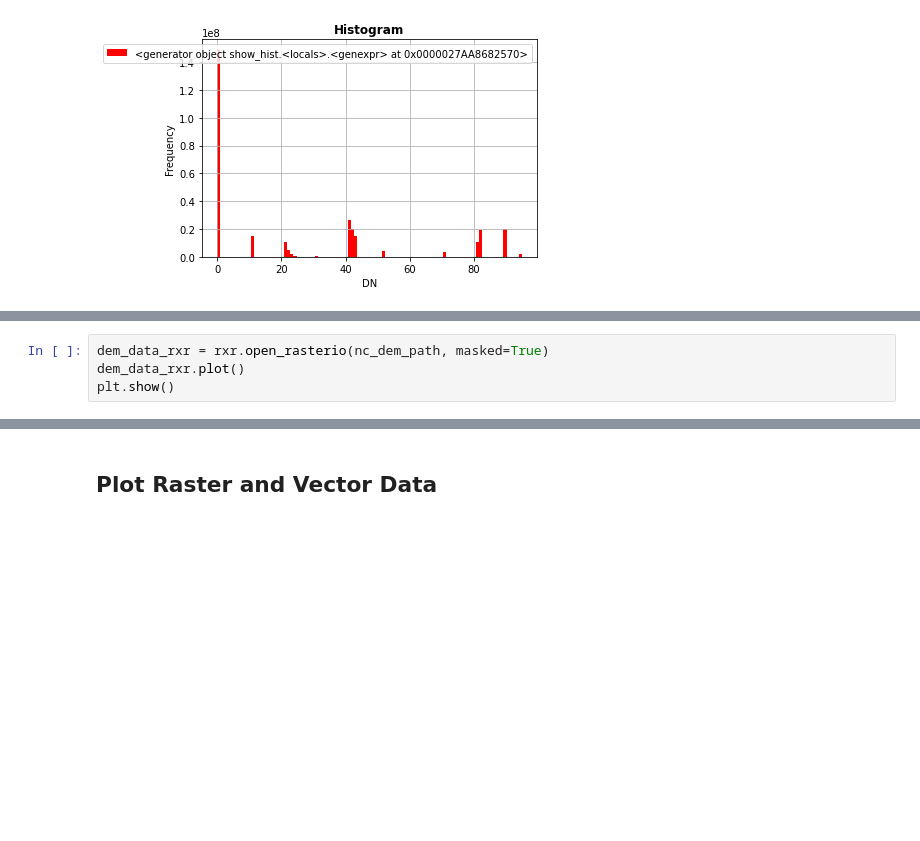
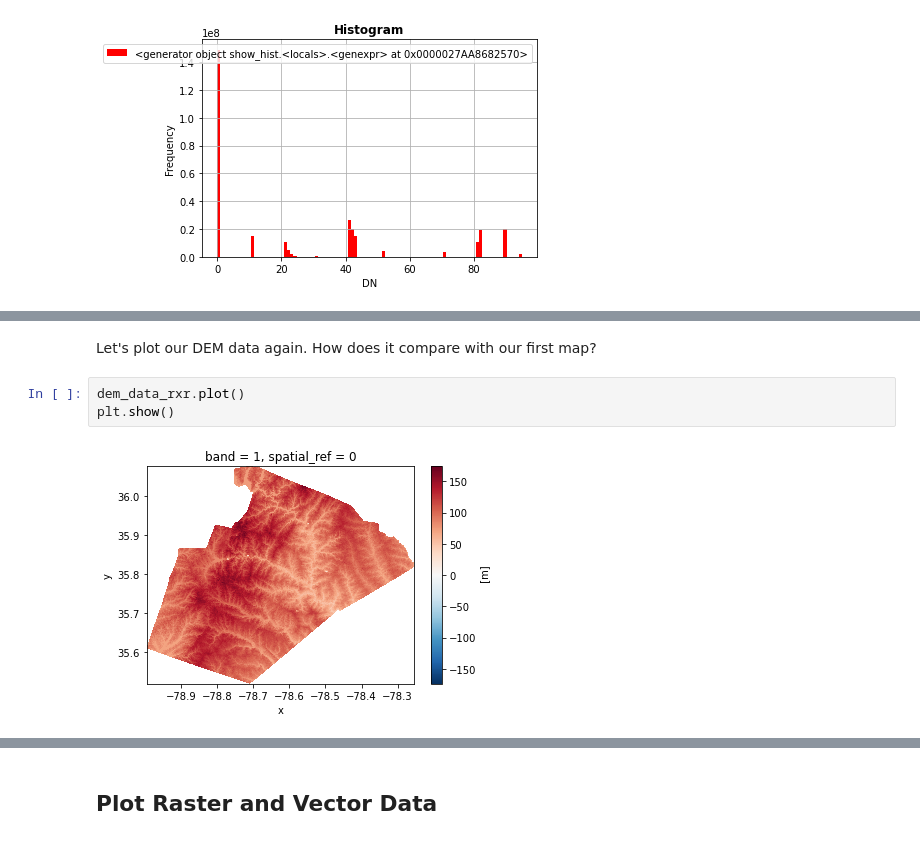
Before and after one commit to GAECLab/NR491_Fall2022, a Jupyter notebook: Week4_RasterData_Lecture/rasterData_exercise.ipynb, the cells around one changed output, grey strips where cells are left out. Drawn from its saved outputs; the diff is of its cells as text; blank space fills up the shorter version.

```diff
--- a/Week4_RasterData_Lecture/rasterData_exercise.ipynb
+++ b/Week4_RasterData_Lecture/rasterData_exercise.ipynb
@@ -521,4 +503,7 @@ src.close()
+# %% [markdown]
+Let's plot our DEM data again. How does it compare with our first map?
 # %%
-dem_data_rxr = rxr.open_rasterio(nc_dem_path, masked=True)
 dem_data_rxr.plot()
 plt.show()
+# %% [output]
+[figure, added]
```
Also changed, not shown: parts of 54 cells of this notebook, 1 other file.
